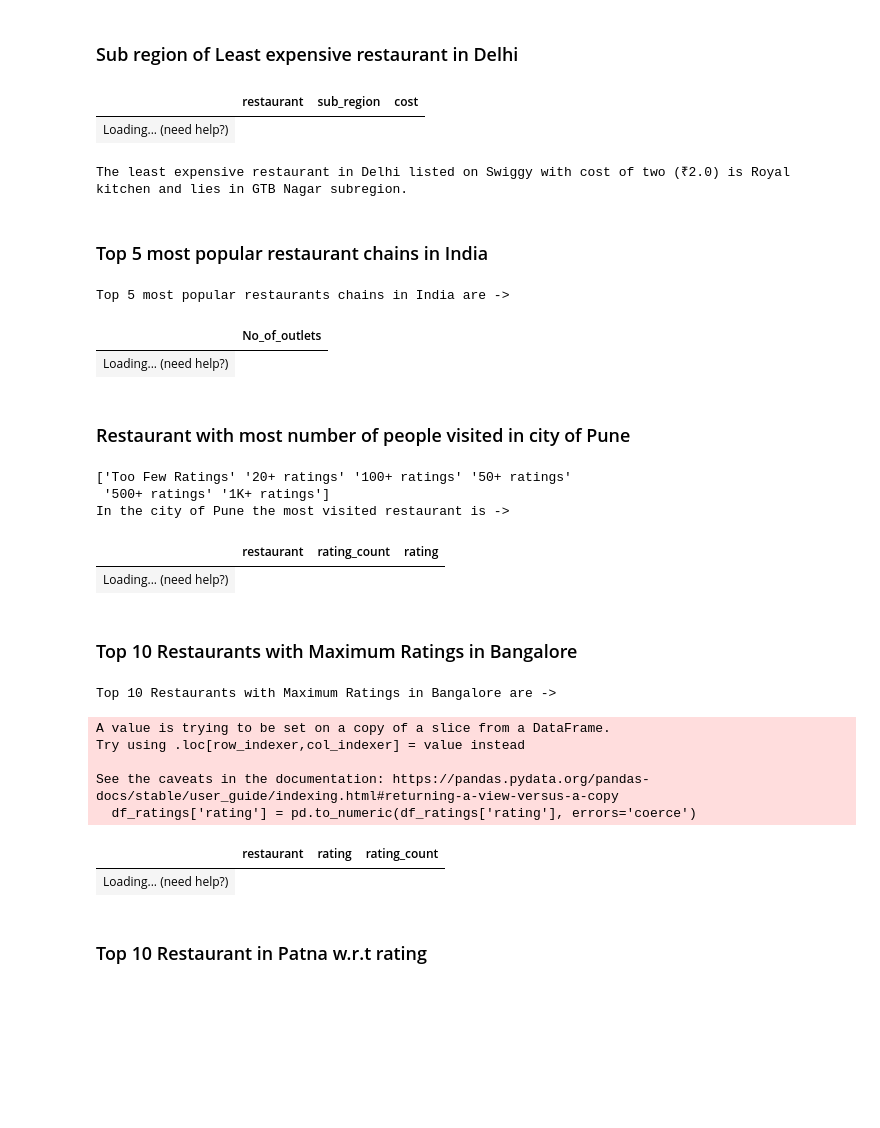
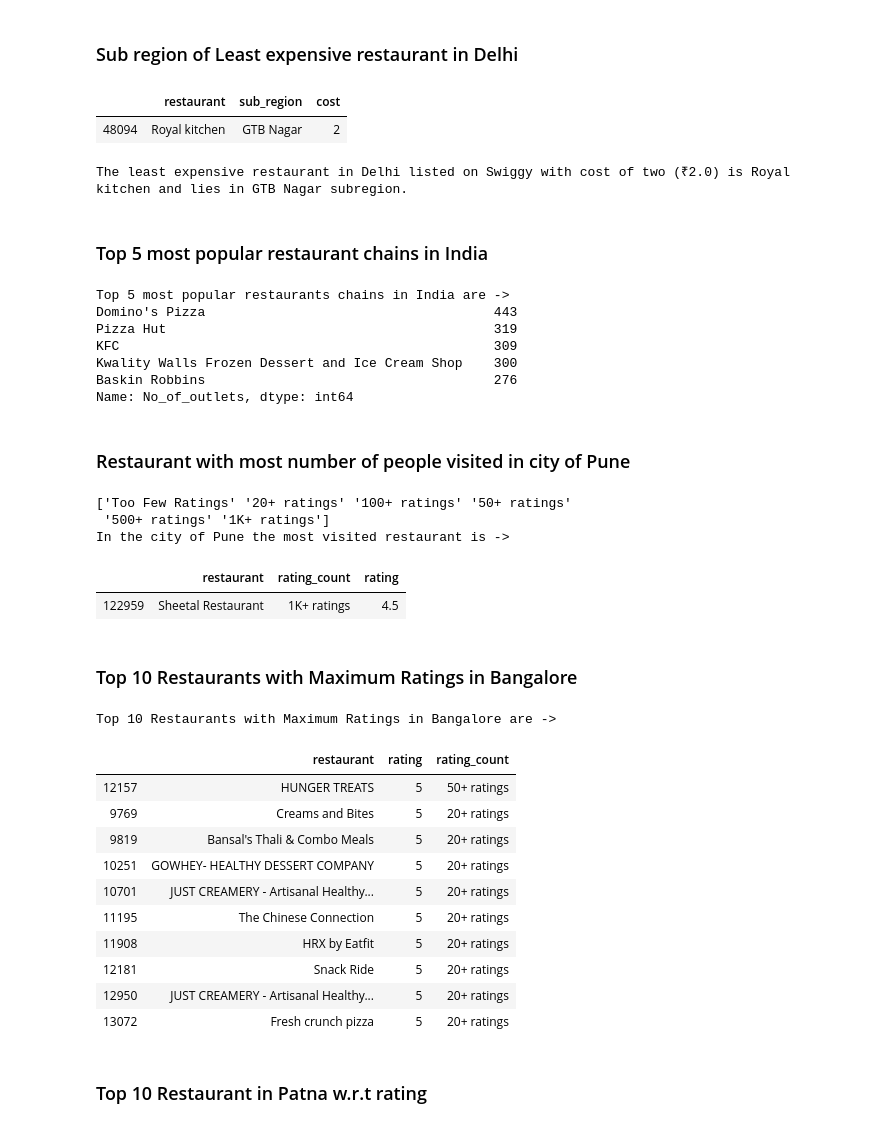
Before and after one commit to anayjain/GFG-DataAnalysis, a Jupyter notebook: GeeksforGeeks_Project1_SwiggyDataAnalysis.ipynb, the cells around one changed output. Drawn from its saved outputs; the diff is of its cells as text; code cells hidden in the pictures; blank space fills up the shorter version.

```diff
--- a/GeeksforGeeks_Project1_SwiggyDataAnalysis.ipynb
+++ b/GeeksforGeeks_Project1_SwiggyDataAnalysis.ipynb
@@ -282,12 +338,15 @@ delhi_rest = delhi_rest[delhi_rest['restaurant'] != 'NA']
 # to make sure we have good values choose restaurants with some rating values.
 delhi_rest = delhi_rest[delhi_rest['rating'] != '--']
 M = delhi_rest.sort_values(by=['cost'],ascending=True).head(1)
-show(M[['restaurant','sub_region','cost']])
-print("The least expensive restaurant in Delhi listed on Swiggy with cost of two (₹{}) is {} and lies in {} subregion.".format(list(M['cost'])[0],list(M['restaurant'])[0],list(M['sub_region'])[0]))
+# show(M[['restaurant','sub_region','cost']])
+tabulate(M[['restaurant','sub_region','cost']], headers = 'keys', tablefmt = 'html')
 # %% [output]
 |  | restaurant | sub_region | cost |
-| Loading... (need help?) |
+| 48094 | Royal kitchen | GTB Nagar | 2 |
-The least expensive restaurant in Delhi listed on Swiggy with cost of two (₹2.0) is Royal kitchen and lies in GTB Nagar subregion.
+# %%
+print("The least expensive restaurant in Delhi listed on Swiggy with cost of two (₹{}) is {} and lies in {} subregion.".format(list(M['cost'])[0],list(M['restaurant'])[0],list(M['sub_region'])[0]))
+# %% [output]
+The least expensive restaurant in Delhi listed on Swiggy with cost of two (₹2.0) is Royal kitchen and lies in GTB Nagar subregion.
 # %% [markdown]
 ### Top 5 most popular restaurant chains in India
 # %%
@@ -300,11 +359,17 @@ chains = rest_outlet[rest_outlet >= 2]
 # top 5 most popular
 print("Top 5 most popular restaurants chains in India are ->")
 chains.rename('No_of_outlets',inplace=True)
-show(chains.head(5))
+# show(chains.head(5))
+# tabulate(chains.head(5), headers = 'keys', tablefmt = 'html')
+print(chains.head(5))
 # %% [output]
 Top 5 most popular restaurants chains in India are ->
+Domino's Pizza                                     443
+Pizza Hut                                          319
+KFC                                                309
+Kwality Walls Frozen Dessert and Ice Cream Shop    300
+Baskin Robbins                                     276
+Name: No_of_outlets, dtype: int64
-|  | No_of_outlets |
-| Loading... (need help?) |
 # %% [markdown]
 ### Restaurant with most number of people visited in city of Pune
 # %%
@@ -321,35 +386,41 @@ rating_rank(pune_rest)
 # sort the table with newly created rating-rank and rank with top 5 pop values with highest rating first
 pop_rest = pune_rest.sort_values(by=['rating_rank','rating'],ascending=False).head(1)
 print("In the city of Pune the most visited restaurant is ->")
-show(pop_rest[['restaurant','rating_count','rating']])
+# show(pop_rest[['restaurant','rating_count','rating']])
+tabulate(pop_rest[['restaurant','rating_count','rating']], headers = 'keys', tablefmt = 'html')
 # %% [output]
 ['Too Few Ratings' '20+ ratings' '100+ ratings' '50+ ratings'
  '500+ ratings' '1K+ ratings']
 In the city of Pune the most visited restaurant is ->
 |  | restaurant | rating_count | rating |
-| Loading... (need help?) |
+| 122959 | Sheetal Restaurant | 1K+ ratings | 4.5 |
 # %% [markdown]
 ### Top 10 Restaurants with Maximum Ratings in Bangalore
 # %%
 # first exclude all restaurants with too few ratings
 df_ratings = df[df['rating_count']!='Too Few Ratings']
 # convert str column to float
 df_ratings['rating'] = pd.to_numeric(df_ratings['rating'], errors='coerce')
 # get all all restaurants in Bangalore
 bang_rest = df_ratings[df_ratings['city'] == 'Bangalore']
 rating_rank(bang_rest)
 max_ratings = bang_rest.sort_values(by=['rating','rating_rank'],ascending=False).head(10)
 print("Top 10 Restaurants with Maximum Ratings in Bangalore are ->")
-show(max_ratings[['restaurant','rating','rating_count']])
+# show(max_ratings[['restaurant','rating','rating_count']])
+tabulate(max_ratings[['restaurant','rating','rating_count']], headers = 'keys', tablefmt = 'html')
 # %% [output]
 Top 10 Restaurants with Maximum Ratings in Bangalore are ->
-A value is trying to be set on a copy of a slice from a DataFrame.
-Try using .loc[row_indexer,col_indexer] = value instead
-
-See the caveats in the documentation: https://pandas.pydata.org/pandas-docs/stable/user_guide/indexing.html#returning-a-view-versus-a-copy
-  df_ratings['rating'] = pd.to_numeric(df_ratings['rating'], errors='coerce')
 |  | restaurant | rating | rating_count |
-| Loading... (need help?) |
+| 12157 | HUNGER TREATS | 5 | 50+ ratings |
+| 9769 | Creams and Bites | 5 | 20+ ratings |
+| 9819 | Bansal's Thali & Combo Meals | 5 | 20+ ratings |
+| 10251 | GOWHEY- HEALTHY DESSERT COMPANY | 5 | 20+ ratings |
+| 10701 | JUST CREAMERY - Artisanal Healthy... | 5 | 20+ ratings |
+| 11195 | The Chinese Connection | 5 | 20+ ratings |
+| 11908 | HRX by Eatfit | 5 | 20+ ratings |
+| 12181 | Snack Ride | 5 | 20+ ratings |
+| 12950 | JUST CREAMERY - Artisanal Healthy... | 5 | 20+ ratings |
+| 13072 | Fresh crunch pizza | 5 | 20+ ratings |
 # %% [markdown]
 ### Top 10 Restaurant in Patna w.r.t rating
 # %%
```
Also changed, not shown: parts of 17 cells of this notebook.
